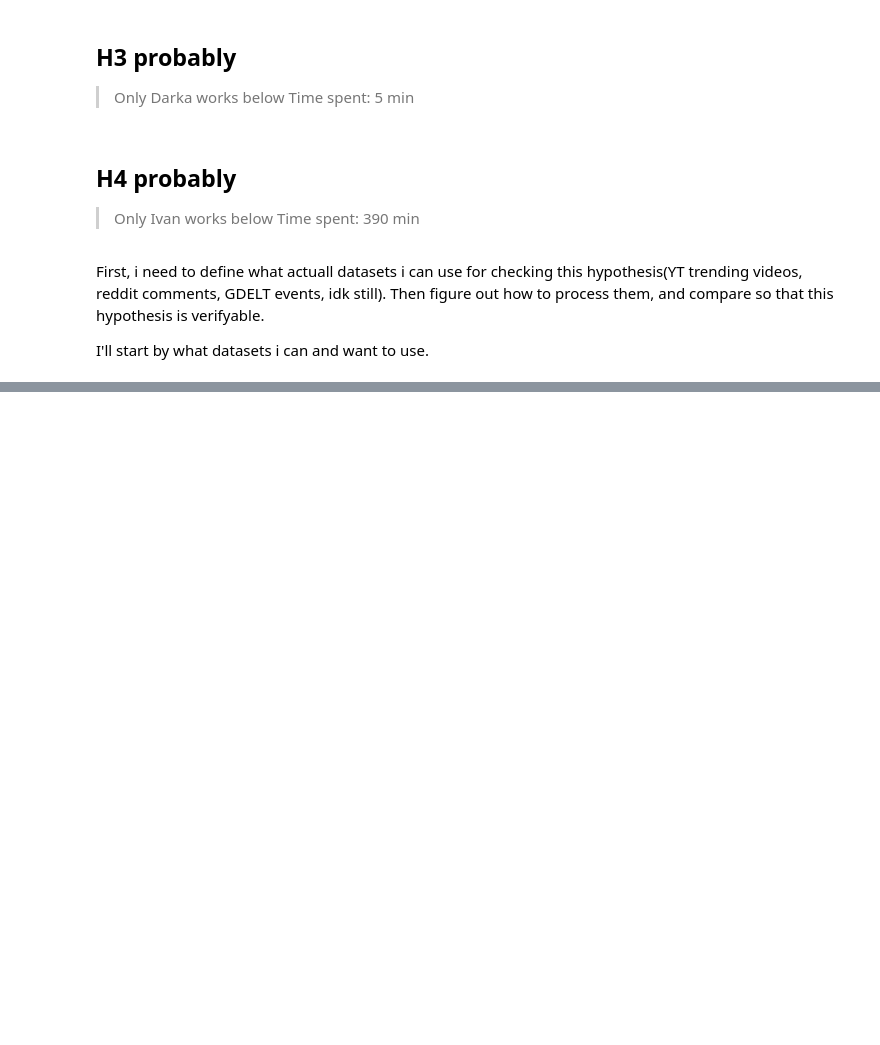
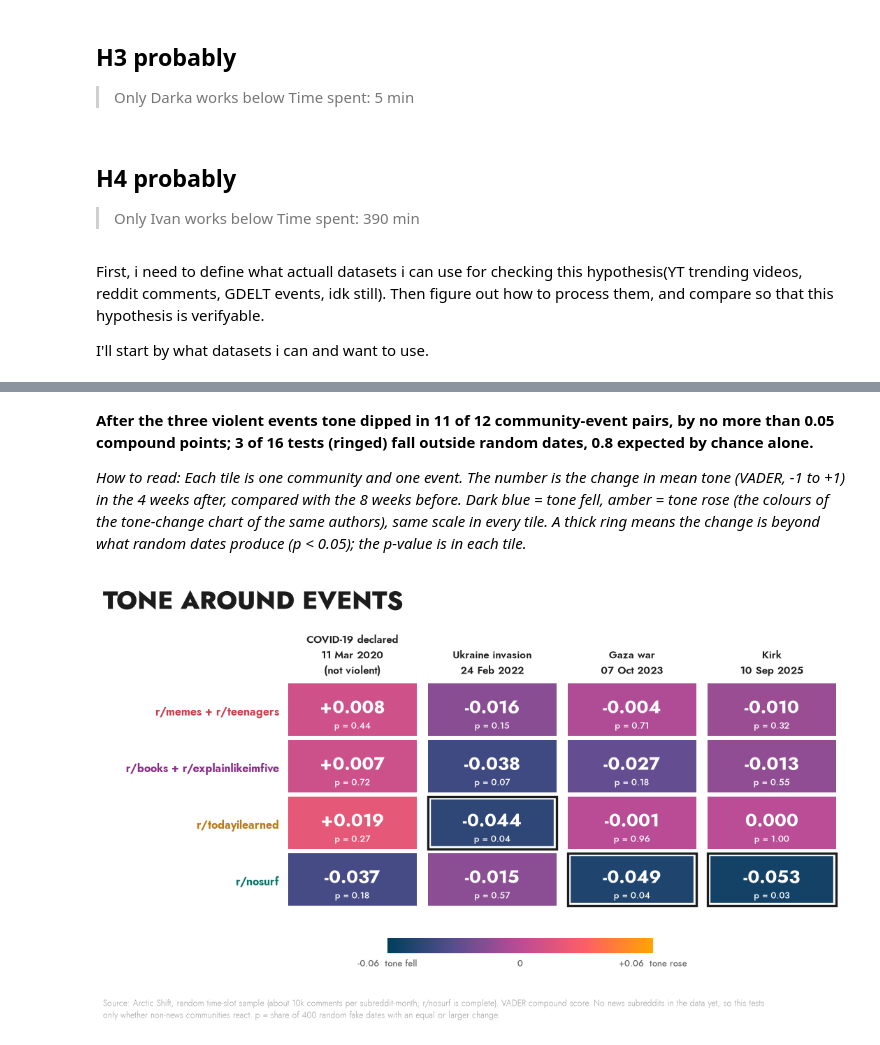
Before and after one commit to DanyloBeha/css-brainrot, a Jupyter notebook: exploratory-data-analysis/eda.ipynb, the cells around one changed output, grey strips where cells are left out. Saved outputs shown, nothing was run; the diff lists cells and outputs as text; code cells hidden in the pictures; blank space fills up the shorter version.

```diff
--- a/exploratory-data-analysis/eda.ipynb
+++ b/exploratory-data-analysis/eda.ipynb
@@ -237,4 +48,0 @@ plt.show()
-# %%
-from src import figs_crisis as figs
-_ = figs.c27()
-plt.show()
@@ -256,4 +48,0 @@ plt.show()
-# %%
-from src import figs_crisis as figs
-_ = figs.c28()
-plt.show()
@@ -275,4 +48,0 @@ plt.show()
-# %%
-from src import figs_crisis as figs
-_ = figs.c29()
-plt.show()
@@ -289,0 +368,61 @@ plt.show()
+# %%
+GROUP_LABEL = H4_GROUP_LABEL
+
+
+def c21():
+    """Tile matrix, 4 communities x 4 events: change in mean VADER tone (4 weeks after vs 8 weeks before) on one scale in the same colour ramp as C26,
+    ring = beyond random dates (p < 0.05)."""
+    gk = list(ev.GROUPS)
+    cells = {(n, g): _eff(g, n, "sentiment") for n in EV_NAMES for g in gk}
+    dips = sum(1 for n in EV_NAMES[1:] for g in gk if cells[(n, g)][0] < -0.0005)      # |change| under 0.0005 counts as no change
+    mx = max(abs(e) for e, _ in cells.values())
+    n_sig = sum(1 for _, p in cells.values() if p < 0.05)
+    finding = (f"After the three violent events tone dipped in {dips} of 12 community-event pairs, by no more than {mx:.2f} compound points; "
+               f"{n_sig} of {len(cells)} tests (ringed) fall outside random dates, {0.05 * len(cells):.1f} expected by chance alone.")
+    how = ("Each tile is one community and one event. The number is the change in mean tone (VADER, -1 to +1) in the 4 weeks after, compared with the "
+           "8 weeks before. Dark blue = tone fell, amber = tone rose (the colours of the tone-change chart of the same authors), same scale in every tile. A thick ring means the change is beyond what random "
+           "dates produce (p < 0.05); the p-value is in each tile.")
+    LIM = 0.06
+    with h4_style():
+        fig = plt.figure(figsize=(11, 6.5))
+        top = _top_in(fig, h4_title(fig, "Tone around events"))
+        ax = fig.add_axes(_axbox(fig, 2.7, 1.7, 0.3, top + 0.75))
+        for j, n in enumerate(EV_NAMES):
+            for i, g in enumerate(gk):
+                e, p = cells[(n, g)]
+                rgb = H4_RAMP(0.5 + 0.5 * np.clip(e / LIM, -1, 1))                 # 0 = middle of the ramp, same colours as C26
+                ax.add_patch(Rectangle((j + 0.04, i + 0.04), 0.92, 0.92, fc=rgb, ec="none"))
+                if p < 0.05:                                                       # ring: white halo under a dark line, visible on every tile colour
+                    ax.add_patch(Rectangle((j + 0.04, i + 0.04), 0.92, 0.92, fc="none", ec="white", lw=6))
+                    ax.add_patch(Rectangle((j + 0.04, i + 0.04), 0.92, 0.92, fc="none", ec=H4_INK, lw=2.4))
+                dark = 0.299 * rgb[0] + 0.587 * rgb[1] + 0.114 * rgb[2] < 0.55    # white text on dark tiles, dark text on the light amber/coral ones
+                ax.text(j + 0.5, i + 0.45, "0.000" if abs(e) < 0.0005 else f"{e:+.3f}", ha="center", va="center", fontsize=19, fontweight=700,
+                        color="white" if dark else H4_INK)
+                ax.text(j + 0.5, i + 0.78, f"p = {p:.2f}", ha="center", va="center", fontsize=9.5, color="white" if dark else H4_MUTED)
+        ax.set_xlim(0, 4)
+        ax.set_ylim(4, 0)
+        ax.grid(False)
+        ax.set_xticks(np.arange(4) + 0.5, [f"{EV_SHORT[n]}\n{pd.Timestamp(EVENTS[n]):%d %b %Y}" + ("\n(not violent)" if k == 0 else "")
+                                           for k, n in enumerate(EV_NAMES)], fontsize=11, color=H4_INK, fontweight=600)
+        ax.xaxis.tick_top()
+        ax.set_yticks(np.arange(4) + 0.5, [GROUP_LABEL[g] for g in gk], fontsize=11.5, fontweight=700)
+        for t, g in zip(ax.get_yticklabels(), gk):
+            t.set_color(label_color(H4_GROUP[g]))
+        cax = fig.add_axes(_axbox(fig, 4.2, 1.05, 3.0, fig.get_figheight() - 1.27))     # colour bar strip below the tiles
+        cax.imshow(np.linspace(0, 1, 256)[None, :], aspect="auto", cmap=H4_RAMP, extent=[-LIM, LIM, 0, 1])
+        cax.set_yticks([])
+        cax.set_xticks([-LIM, 0, LIM], [f"-{LIM}  tone fell", "0", f"+{LIM}  tone rose"], fontsize=9.5, color=H4_MUTED)
+        cax.grid(False)
+        h4_foot(fig, f"{SAMPLE} VADER compound score. No news subreddits in the data yet, so this tests only whether non-news communities react. "
+                     "p = share of 400 random fake dates with an equal or larger change.")
+        return h4_done(fig, finding, how)
+
+
+fig = c21()
+display(Markdown(f"**{fig.h4_finding}**\n\n*How to read: {fig.h4_how}*"))
+plt.show()
+# %% [output]
+**After the three violent events tone dipped in 11 of 12 community-event pairs, by no more than 0.05 compound points; 3 of 16 tests (ringed) fall outside random dates, 0.8 expected by chance alone.**
+
+*How to read: Each tile is one community and one event. The number is the change in mean tone (VADER, -1 to +1) in the 4 weeks after, compared with the 8 weeks before. Dark blue = tone fell, amber = tone rose (the colours of the tone-change chart of the same authors), same scale in every tile. A thick ring means the change is beyond what random dates produce (p < 0.05); the p-value is in each tile.*
+[figure, added]
```
Also changed, not shown: parts of 62 cells of this notebook.
